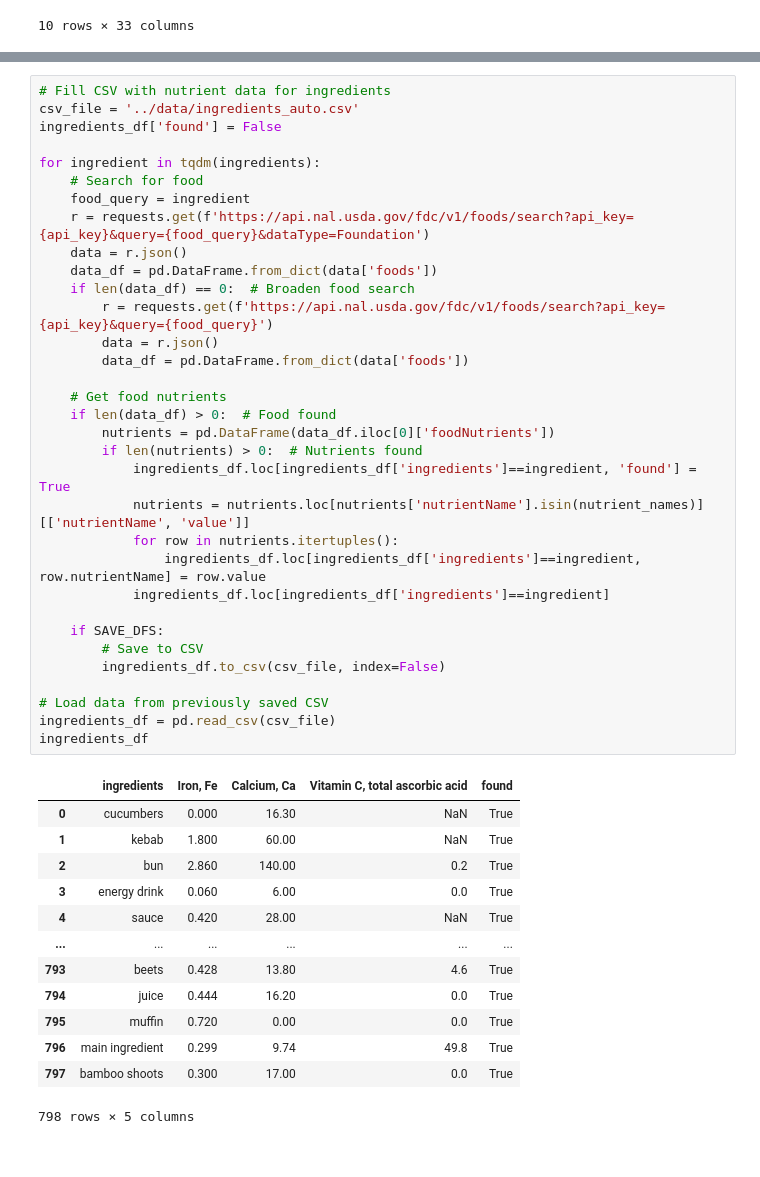
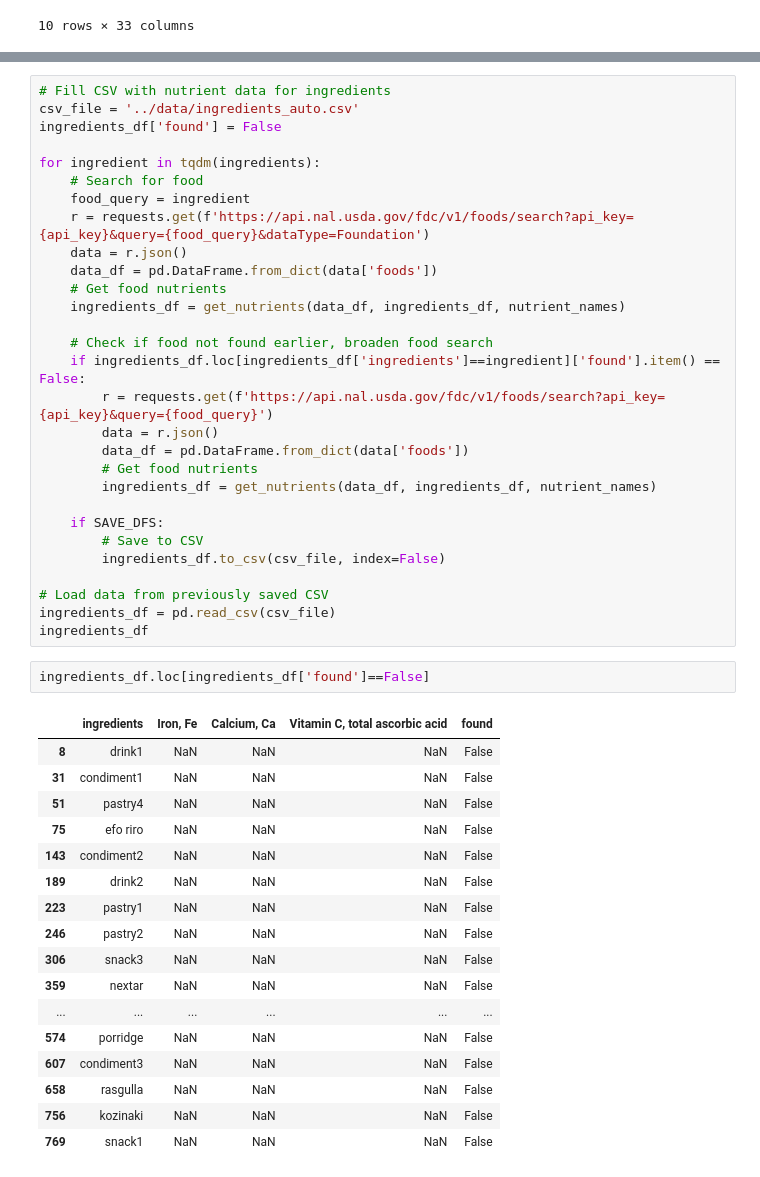
Before and after one commit to chelseanbr/smolvlm-nutrition-vqa, a Jupyter notebook: notebooks/01-get-iron.ipynb, the cells around one changed output, grey strips where cells are left out. Drawn from its saved outputs; the diff is of its cells as text.

Commit message:
fix missing nutrients

```diff
--- a/notebooks/01-get-iron.ipynb
+++ b/notebooks/01-get-iron.ipynb
@@ -196,20 +215,16 @@ for ingredient in tqdm(ingredients):
     r = requests.get(f'https://api.nal.usda.gov/fdc/v1/foods/search?api_key={api_key}&query={food_query}&dataType=Foundation')
     data = r.json()
     data_df = pd.DataFrame.from_dict(data['foods'])
-    if len(data_df) == 0:  # Broaden food search
+    # Get food nutrients
+    ingredients_df = get_nutrients(data_df, ingredients_df, nutrient_names)
+
+    # Check if food not found earlier, broaden food search
+    if ingredients_df.loc[ingredients_df['ingredients']==ingredient]['found'].item() == False:
         r = requests.get(f'https://api.nal.usda.gov/fdc/v1/foods/search?api_key={api_key}&query={food_query}')
         data = r.json()
         data_df = pd.DataFrame.from_dict(data['foods'])
-
-    # Get food nutrients
-    if len(data_df) > 0:  # Food found
-        nutrients = pd.DataFrame(data_df.iloc[0]['foodNutrients'])
-        if len(nutrients) > 0:  # Nutrients found
-            ingredients_df.loc[ingredients_df['ingredients']==ingredient, 'found'] = True
-            nutrients = nutrients.loc[nutrients['nutrientName'].isin(nutrient_names)][['nutrientName', 'value']]
-            for row in nutrients.itertuples():
-                ingredients_df.loc[ingredients_df['ingredients']==ingredient, row.nutrientName] = row.value
-            ingredients_df.loc[ingredients_df['ingredients']==ingredient]
+        # Get food nutrients
+        ingredients_df = get_nutrients(data_df, ingredients_df, nutrient_names)
 
     if SAVE_DFS:
         # Save to CSV
@@ -218,17 +233,23 @@ for ingredient in tqdm(ingredients):
 # Load data from previously saved CSV
 ingredients_df = pd.read_csv(csv_file)
 ingredients_df
-# %% [output]
-|  | ingredients | Iron, Fe | Calcium, Ca | Vitamin C, total ascorbic acid | found |
-| 0 | cucumbers | 0.000 | 16.30 | NaN | True |
-| 1 | kebab | 1.800 | 60.00 | NaN | True |
-| 2 | bun | 2.860 | 140.00 | 0.2 | True |
-| 3 | energy drink | 0.060 | 6.00 | 0.0 | True |
-| 4 | sauce | 0.420 | 28.00 | NaN | True |
-| ... | ... | ... | ... | ... | ... |
-| 793 | beets | 0.428 | 13.80 | 4.6 | True |
-| 794 | juice | 0.444 | 16.20 | 0.0 | True |
-| 795 | muffin | 0.720 | 0.00 | 0.0 | True |
-| 796 | main ingredient | 0.299 | 9.74 | 49.8 | True |
-| 797 | bamboo shoots | 0.300 | 17.00 | 0.0 | True |
-798 rows × 5 columns
+# %%
+ingredients_df.loc[ingredients_df['found']==False]
+# %% [output]
+|  | ingredients | Iron, Fe | Calcium, Ca | Vitamin C, total ascorbic acid | found |
+| 8 | drink1 | NaN | NaN | NaN | False |
+| 31 | condiment1 | NaN | NaN | NaN | False |
+| 51 | pastry4 | NaN | NaN | NaN | False |
+| 75 | efo riro | NaN | NaN | NaN | False |
+| 143 | condiment2 | NaN | NaN | NaN | False |
+| 189 | drink2 | NaN | NaN | NaN | False |
+| 223 | pastry1 | NaN | NaN | NaN | False |
+| 246 | pastry2 | NaN | NaN | NaN | False |
+| 306 | snack3 | NaN | NaN | NaN | False |
+| 359 | nextar | NaN | NaN | NaN | False |
+| ... | ... | ... | ... | ... | ... |
+| 574 | porridge | NaN | NaN | NaN | False |
+| 607 | condiment3 | NaN | NaN | NaN | False |
+| 658 | rasgulla | NaN | NaN | NaN | False |
+| 756 | kozinaki | NaN | NaN | NaN | False |
+| 769 | snack1 | NaN | NaN | NaN | False |
```
Also changed, not shown: parts of 7 cells of this notebook.
